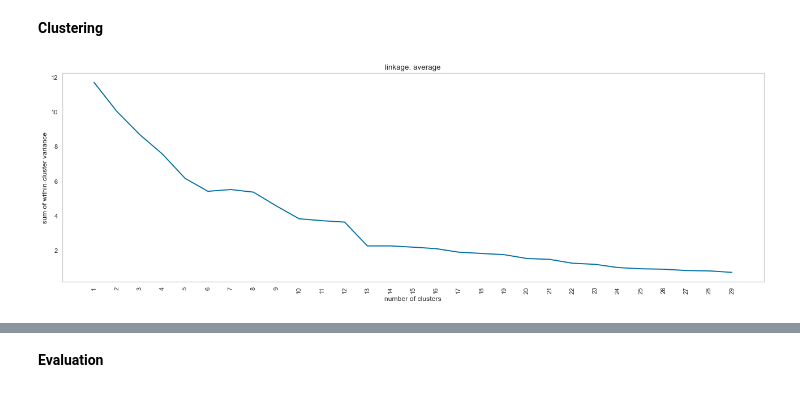
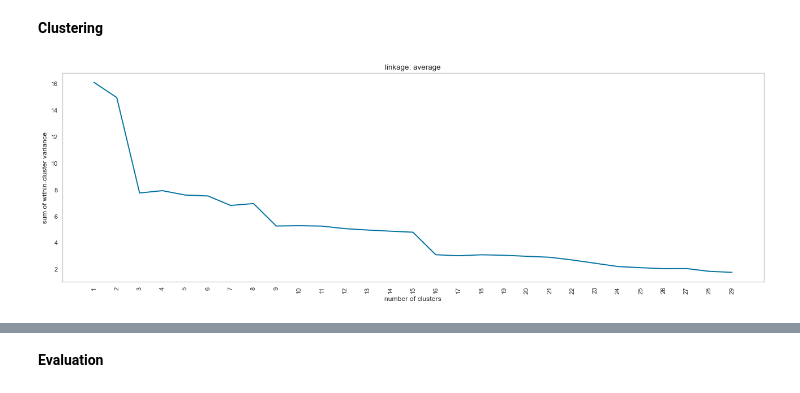
Before and after one commit to bunnekas/prevelop, a Jupyter notebook: notebooks/prevelop_roemheld.ipynb, the cells around one changed output, grey strips where cells are left out. Drawn from its saved outputs; the diff is of its cells as text; code cells hidden in the pictures.

Commit message:
show data roemheld

```diff
--- a/notebooks/prevelop_roemheld.ipynb
+++ b/notebooks/prevelop_roemheld.ipynb
@@ -41,11 +61,14 @@ process_data
+# %%
+# clean process data
+# delete all rows with value 99999 in column 'BELEGUNGSEINHEIT_NR'
+process_data = process_data[process_data['BELEGUNGSEINHEIT_NR'] != 99999]
 # %%
 ### aggregate process data
 # create a new dataframe to store the aggregated data
 process_data_2 = link_data.copy()
 teile_list = process_data_2['Teil'].tolist()
 
-nr_arten = []
-arten = []
+nr_positionen = []
 belegungseinheiten = []
 ruestzeit = []
 vorlaufzeit = []
@@ -54,27 +77,17 @@ for teil in teile_list:
     teil_data = process_data[process_data['Teil'] == teil]
     # drop duplicates in teil_data on AkvP
     teil_data.drop_duplicates(subset=['POSITIONS_NR'], inplace=True)
-    nr_arten.append(teil_data.shape[0])
-    arten.append(teil_data['APL_ARTENSCHLUESSEL'].tolist())
+    nr_positionen.append(teil_data.shape[0])
     belegungseinheiten.append(teil_data['BELEGUNGSEINHEIT_NR'].tolist())
-    ruestzeit.append(teil_data['ZEIT_JE_EINHEIT'].mean())
-    vorlaufzeit.append(teil_data['VORLAUFZEIT'].mean())
+    ruestzeit.append(teil_data['ZEIT_JE_EINHEIT'].sum())
+    vorlaufzeit.append(teil_data['VORLAUFZEIT'].sum())
 
 # save aggregated data in the new dataframe
-process_data_2['Anzahl_Arten'] = nr_arten
-process_data_2['Arten'] = arten
+process_data_2['Anzahl_Positionen'] = nr_positionen
 process_data_2['Belegungseinheiten'] = belegungseinheiten
 process_data_2['Ruestzeit'] = ruestzeit
 process_data_2['Vorlaufzeit'] = vorlaufzeit
 # %%
-# select all arten unique
-arten = list(set([item for sublist in arten for item in sublist]))
-# add a column for each art in arten
-# add 1 if the activitiy appears in the process of the respective row, 0 otherwise
-for art in arten:
-    column_values = [1 if art in process else 0 for process in process_data_2['Arten']]
-    process_data_2['Art ' + str(art)] = column_values
-
 # select all belegungseinheiten unique
 belegungseinheiten = list(set([item for sublist in belegungseinheiten for item in sublist]))
 # add a column for each belegungseinheit in belegungseinheiten
@@ -83,8 +96,8 @@ for belegungseinheit in belegungseinheiten:
     column_values = [1 if belegungseinheit in process else 0 for process in process_data_2['Belegungseinheiten']]
     process_data_2['Belegungseinheit ' + str(belegungseinheit)] = column_values
 
-# drop the columns 'Arten' and 'Belegungseinheiten'
-process_data_2.drop(columns=['Arten', 'Belegungseinheiten'], inplace=True)
+# drop the column'Belegungseinheiten'
+process_data_2.drop(columns=['Belegungseinheiten'], inplace=True)
 # %%
 ### merge the data
 data = preparation.merge_data(cad_data, process_data_2, 'Zeichnung', 'Teil')
@@ -113,9 +126,9 @@ data
 # %%
 ### preprocess the data
 # select numerical, binary and categorical columns for preprocessing
-num_colums = ['L [mm]', 'B [mm]', 'H [mm]', 'Ruestzeit', 'Vorlaufzeit', 'Anzahl_Arten', 'Volumen [mm3]', 'Masse [kg]', 'Flächeninhalt [mm2]', 'Da max. [mm]', 'Di min. [mm]']
+num_colums = ['L [mm]', 'B [mm]', 'H [mm]', 'Ruestzeit', 'Vorlaufzeit', 'Anzahl_Positionen', 'Volumen [mm3]', 'Masse [kg]', 'Flächeninhalt [mm2]', 'Da max. [mm]', 'Di min. [mm]']
 cat_columns = ['Klasse']
-bin_columns = ['Art '+ str(art) for art in arten] + ['Belegungseinheit ' + str(belegungseinheit) for belegungseinheiten in belegungseinheiten]
+bin_columns = ['Belegungseinheit ' + str(belegungseinheit) for belegungseinheiten in belegungseinheiten]
 
 data_preprocessed = preparation.preprocessing(data, num_colums, bin_columns, cat_columns)
 # %% [markdown]
@@ -137,9 +150,9 @@ __Clustering__
 distance_matrix = clustering.gower_distance(data)
 # %%
 ### plot the elbow plot for the first 20 clusters
-evaluation.elbow_plot(data_preprocessed, distance_matrix, 30)
+clustering.elbow_plot(data_preprocessed, distance_matrix, 30)
 # %% [output]
-[figure, old version]
+[figure, new version]
 # %%
 ### plot the dendrogram
 clustering.plot_dendrogram(distance_matrix, labels=data.index, orientation='left')
```
Also changed, not shown: parts of 14 cells of this notebook.
